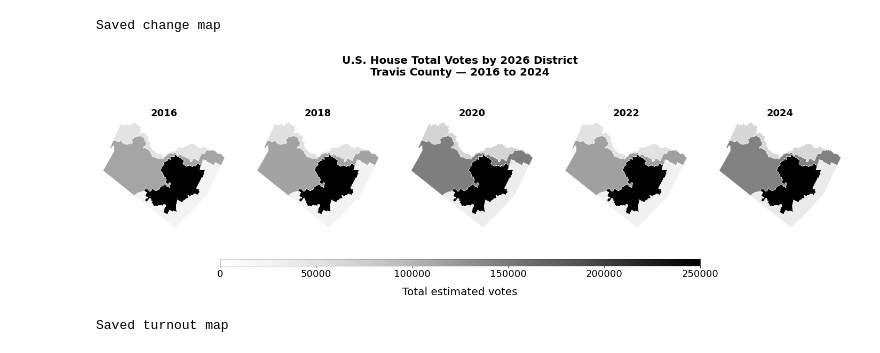
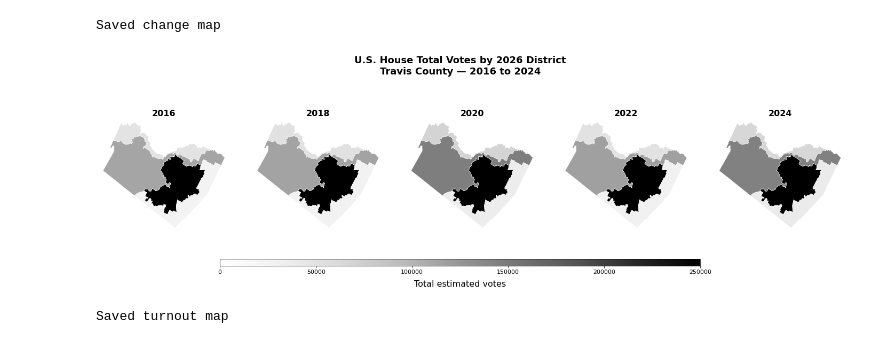
Before and after one commit to bluebonnet-data/bb-unified-election-data, a Jupyter notebook: notebooks/07_time_series_pipeline_travis.ipynb, the cells around one changed output. Cells and saved outputs as stored; diff of their text form; code cells hidden in the pictures.

Commit message:
Update time series notebook — five cycle-specific weights tables, remove exploratory cells, fix county-generic titles

```diff
--- a/notebooks/07_time_series_pipeline_travis.ipynb
+++ b/notebooks/07_time_series_pipeline_travis.ipynb
@@ -339,9 +392,9 @@ def interpolate(results, weights, year):
 
     return result
 
-# Run interpolation for each cycle
-interp_2016 = interpolate(results_2016, weights_2020, 2016)
-interp_2018 = interpolate(results_2018, weights_2020, 2018)
+# Run interpolation for each cycle using cycle-specific weights tables
+interp_2016 = interpolate(results_2016, weights_2016, 2016)
+interp_2018 = interpolate(results_2018, weights_2018, 2018)
 interp_2020 = interpolate(results_2020, weights_2020, 2020)
 interp_2022 = interpolate(results_2022, weights_2022, 2022)
 interp_2024 = interpolate(results_2024, weights_2024, 2024)
@@ -591,18 +578,18 @@ Data represents Travis County voter contributions only, not full district result
 # STEP 10 — Maps
 # =============================================================================
 
-# Load 2026 districts and clip to Travis County boundary
-travis_boundary = precincts_2020.dissolve()  # Dissolve all precincts into one Travis County shape
-districts_clipped = gpd.clip(districts.to_crs(precincts_2020.crs), travis_boundary)
-
+# Load 2026 districts and clip to county boundary
+county_boundary = precincts_2020.dissolve()  # Dissolve all precincts into one county boundary shape
+districts_clipped = gpd.clip(districts.to_crs(precincts_2020.crs), county_boundary)
 print(f"Clipped districts: {len(districts_clipped)}")
 print(f"Districts: {sorted(districts_clipped['District'].unique())}")
 # %% [output]
 Clipped districts: 7
 Districts: [10, 11, 17, 21, 27, 31, 37]
 # %%
+years_to_plot = [2016, 2018, 2020, 2022, 2024]
+
 fig, axes = plt.subplots(1, 5, figsize=(25, 6))
-
 for i, year in enumerate(years_to_plot):
     ax = axes[i]
 
@@ -625,7 +612,7 @@ for i, year in enumerate(years_to_plot):
     ax.set_title(f'{year}', fontweight='bold', fontsize=18)
     ax.set_axis_off()
 
-    # Zoom into Travis County bounds
+    # Zoom into county bounds
     bounds = districts_clipped.total_bounds
     ax.set_xlim(bounds[0] - 2000, bounds[2] + 2000)
     ax.set_ylim(bounds[1] - 2000, bounds[3] + 2000)
@@ -634,11 +621,13 @@ sm = plt.cm.ScalarMappable(cmap='RdBu', norm=plt.Normalize(vmin=30, vmax=70))
 sm.set_array([])
 cbar_ax = fig.add_axes([0.35, 0.08, 0.3, 0.03])
 cbar = fig.colorbar(sm, cax=cbar_ax, orientation='horizontal')
-cbar.set_label('Two-party vote share (%)', fontsize=17)
+cbar.ax.tick_params(labelsize=11)
+cbar.set_label('Two-party vote share (%)', fontsize=11)
+cbar.ax.text(0, -1.8, 'R', transform=cbar.ax.transAxes, fontsize=9, color='#A32D2D', fontweight='bold')
+cbar.ax.text(1, -1.8, 'D', transform=cbar.ax.transAxes, fontsize=9, color='#185FA5', fontweight='bold', ha='right')
 
-plt.suptitle('U.S. House Two-Party Vote Share by 2026 District\nTravis County — 2016 to 2024',
+plt.suptitle(f'U.S. House Two-Party Vote Share by 2026 District\n{COUNTY_NAME.title()} County — 2016 to 2024',
              fontsize=20, fontweight='bold', y=1.0)
-
 plt.savefig(f'../docs/images/{COUNTY_SLUG}_house_maps.png', dpi=150, bbox_inches='tight')
 plt.show()
 print("Saved map")
@@ -707,53 +691,46 @@ Saved change map
 # =============================================================================
 # Turnout map — total estimated votes per district per year
 # =============================================================================
-
 turnout = time_series.groupby(['year', 'new_district_id'])['estimated_votes'].sum().reset_index()
 turnout.columns = ['year', 'District', 'total_votes']
 
 fig, axes = plt.subplots(1, 5, figsize=(25, 6))
-
 for i, year in enumerate(years_to_plot):
     ax = axes[i]
 
     year_data = turnout[turnout['year'] == year][['District', 'total_votes']].copy()
     districts_year = districts_clipped.merge(year_data, on='District', how='left')
 
     districts_year.plot(
         column='total_votes',
         ax=ax,
         cmap='Greys',
         vmin=0,
         vmax=250000,
         legend=False,
         edgecolor='white',
         linewidth=0.5
     )
 
-    ax.set_title(f'{year}', fontweight='bold', fontsize=18)
+    ax.set_title(f'{year}', fontweight='bold', fontsize=16)
     ax.set_axis_off()
 
     bounds = districts_clipped.total_bounds
     ax.set_xlim(bounds[0] - 2000, bounds[2] + 2000)
     ax.set_ylim(bounds[1] - 2000, bounds[3] + 2000)
 
 sm = plt.cm.ScalarMappable(cmap='Greys', norm=plt.Normalize(vmin=0, vmax=250000))
 sm.set_array([])
-#cbar_ax = fig.add_axes([0.35, 0.12, 0.3, 0.03])
-#cbar = fig.colorbar(sm, cax=cbar_ax, orientation='horizontal')
-#cbar.set_label('Total estimated votes', fontsize=17)
-
 cbar_ax = fig.add_axes([0.25, 0.11, 0.5, 0.03])
 cbar = fig.colorbar(sm, cax=cbar_ax, orientation='horizontal')
-cbar.ax.tick_params(labelsize=18)
-cbar.set_label('Total estimated votes', fontsize=20, labelpad = 15)
+cbar.ax.tick_params(labelsize=11)
+cbar.set_label('Total estimated votes', fontsize=16, labelpad=10)
 
-plt.suptitle('U.S. House Total Votes by 2026 District\nTravis County — 2016 to 2024',
-             fontsize=20, fontweight='bold', y=1.02)
-
+plt.suptitle(f'U.S. House Total Votes by 2026 District\n{COUNTY_NAME.title()} County — 2016 to 2024',
+             fontsize=18, fontweight='bold', y=1.02)
 plt.savefig(f'../docs/images/{COUNTY_SLUG}_house_turnout_maps.png', dpi=150, bbox_inches='tight')
 plt.show()
 print("Saved turnout map")
 # %% [output]
-[figure, old version]
+[figure, new version]
 Saved turnout map
```
Also changed, not shown: parts of 21 cells of this notebook.
